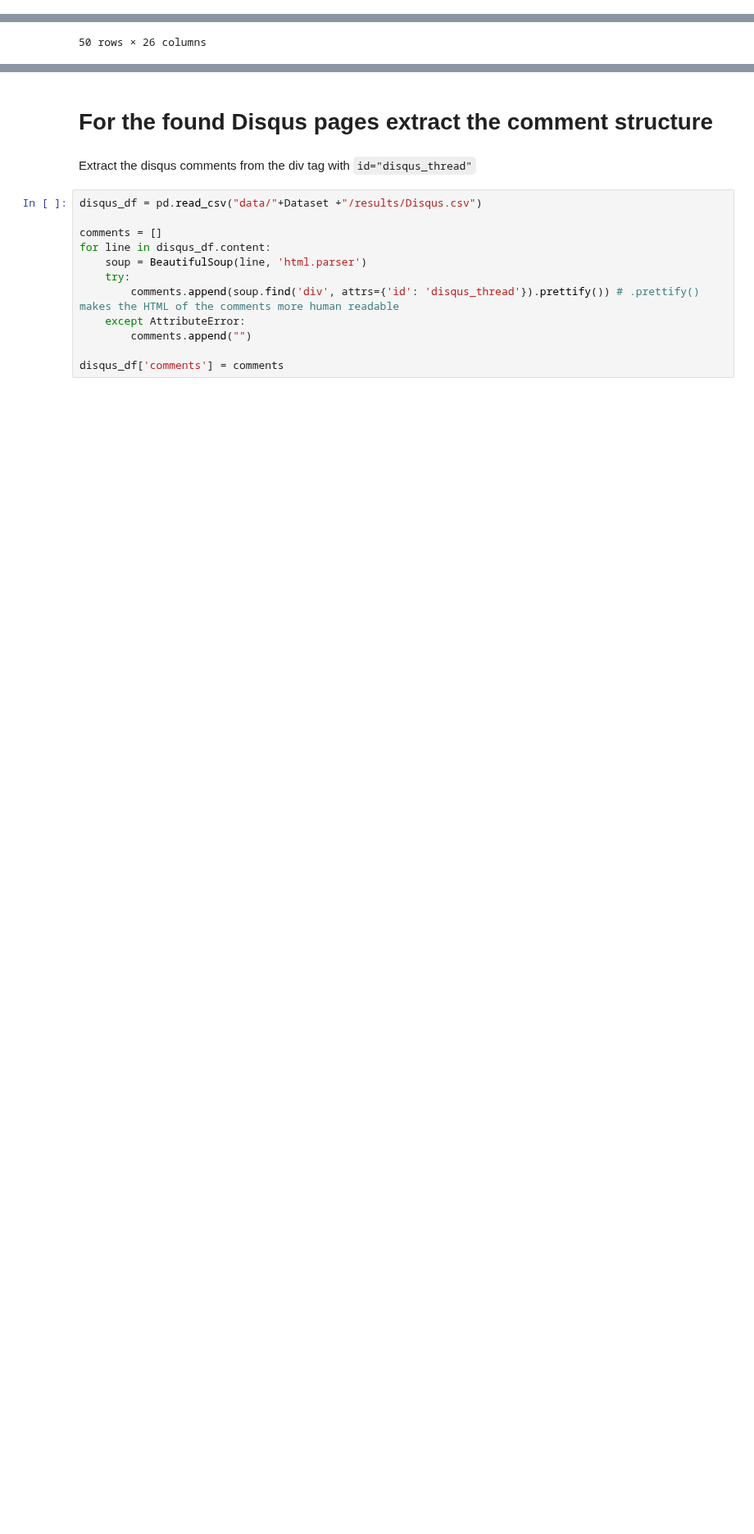
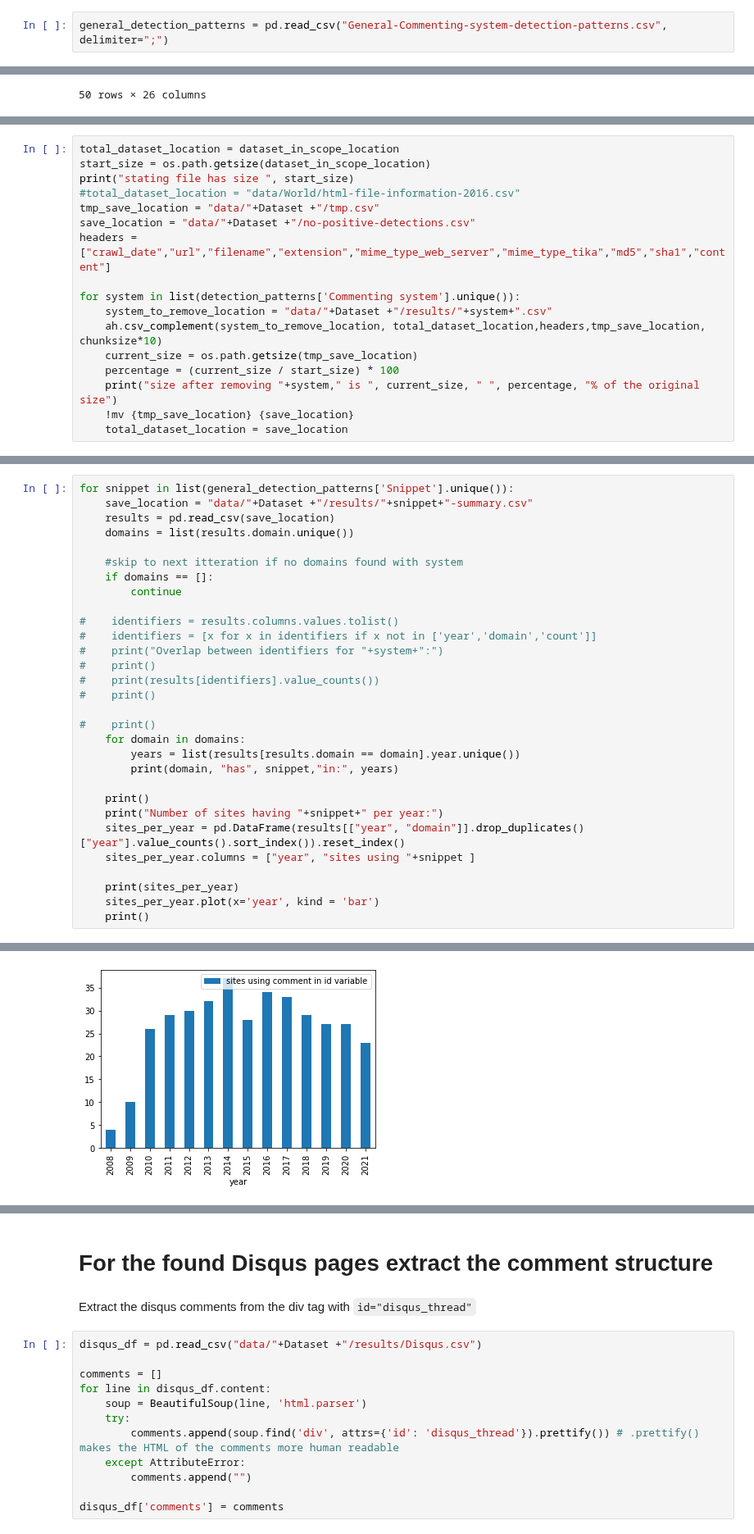
Before and after one commit to smootyboy/ARCH_News_Comments, a Jupyter notebook: Comment_Extraction.ipynb, the cells around one changed output, grey strips where cells are left out. Shown at 82% size. Saved outputs shown, nothing was run; the diff lists cells and outputs as text; blank space fills up the shorter version.

Commit message:
Added general pattern detection

```diff
--- a/Comment_Extraction.ipynb
+++ b/Comment_Extraction.ipynb
@@ -46,3 +48,5 @@ detection_patterns = pd.read_csv("Commenting-system-detection-patterns.csv")
+# %%
+general_detection_patterns = pd.read_csv("General-Commenting-system-detection-patterns.csv", delimiter=";")
 # %% [markdown]
 # Download an archive
 The script below makes a data folder with a subfolder for the dataset. The script wil skip files that are already present on the system. If you want to redownload the files first remove the old files manually.
@@ -445,0 +479,17 @@ commenting_systems_per_domain
+# %%
+total_dataset_location = dataset_in_scope_location
+start_size = os.path.getsize(dataset_in_scope_location)
+print("stating file has size ", start_size)
+#total_dataset_location = "data/World/html-file-information-2016.csv"
+tmp_save_location = "data/"+Dataset +"/tmp.csv"
+save_location = "data/"+Dataset +"/no-positive-detections.csv"
+headers = ["crawl_date","url","filename","extension","mime_type_web_server","mime_type_tika","md5","sha1","content"]
+
+for system in list(detection_patterns['Commenting system'].unique()):
+    system_to_remove_location = "data/"+Dataset +"/results/"+system+".csv"
+    ah.csv_complement(system_to_remove_location, total_dataset_location,headers,tmp_save_location, chunksize*10)
+    current_size = os.path.getsize(tmp_save_location)
+    percentage = (current_size / start_size) * 100
+    print("size after removing "+system," is ", current_size, " ", percentage, "% of the original size")
+    !mv {tmp_save_location} {save_location}
+    total_dataset_location = save_location
@@ -445,0 +554,31 @@ commenting_systems_per_domain
+# %%
+for snippet in list(general_detection_patterns['Snippet'].unique()):
+    save_location = "data/"+Dataset +"/results/"+snippet+"-summary.csv"
+    results = pd.read_csv(save_location)
+    domains = list(results.domain.unique())
+
+    #skip to next itteration if no domains found with system
+    if domains == []:
+        continue
+
+#    identifiers = results.columns.values.tolist()
+#    identifiers = [x for x in identifiers if x not in ['year','domain','count']]
+#    print("Overlap between identifiers for "+system+":")
+#    print()
+#    print(results[identifiers].value_counts())
+#    print()
+
+#    print()
+    for domain in domains:
+        years = list(results[results.domain == domain].year.unique())
+        print(domain, "has", snippet,"in:", years)
+
+    print()
+    print("Number of sites having "+snippet+" per year:")
+    sites_per_year = pd.DataFrame(results[["year", "domain"]].drop_duplicates()["year"].value_counts().sort_index()).reset_index()
+    sites_per_year.columns = ["year", "sites using "+snippet ]
+
+    print(sites_per_year)
+    sites_per_year.plot(x='year', kind = 'bar')
+    print()
+# %% [output]
@@ -445,0 +602 @@ commenting_systems_per_domain
+[figure, added]
```
Also changed, not shown: parts of 19 cells of this notebook.
